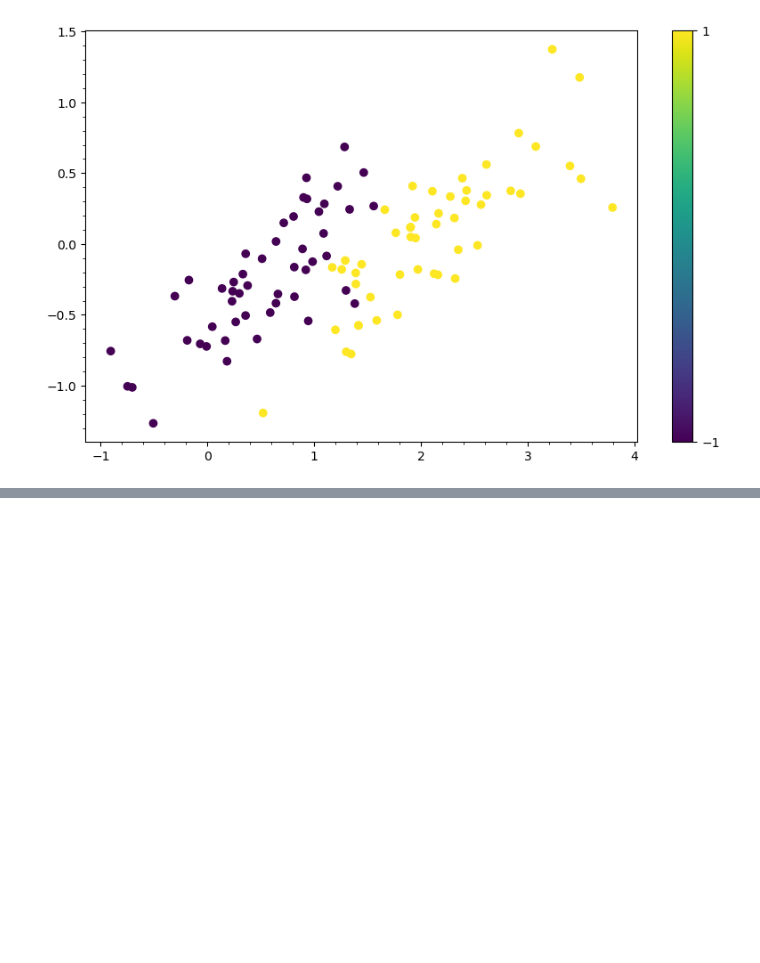
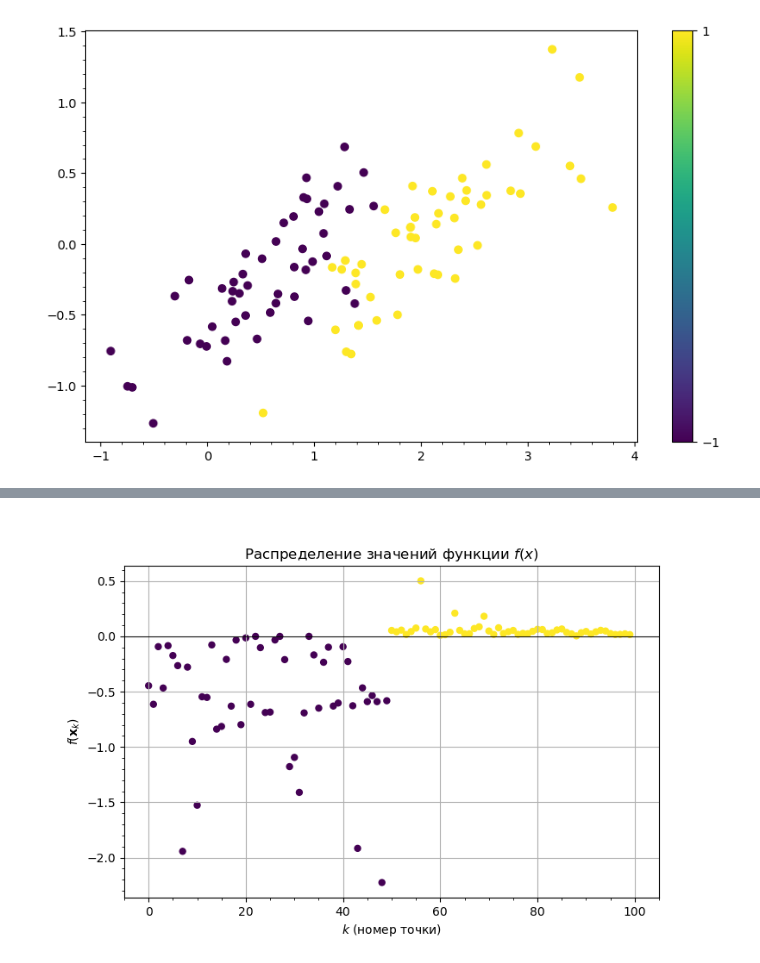
Before and after one commit to intellimath/mltools, a Jupyter notebook: notebooks/nn_classification_iris.ipynb, the cells around one changed output, grey strips where cells are left out. Cells and saved outputs as stored; diff of their text form; code cells hidden in the pictures; blank space fills up the shorter version.

```diff
--- a/notebooks/nn_classification_iris.ipynb
+++ b/notebooks/nn_classification_iris.ipynb
@@ -96,0 +87,6 @@ plt.show()
+# %%
+plt.figure(figsize=(8,5))
+plot_cls_function(nnmod2, U2, Y2)
+plt.show()
+# %% [output]
+[figure, added]
```
Also changed, not shown: parts of 18 cells of this notebook, 26 other files.
